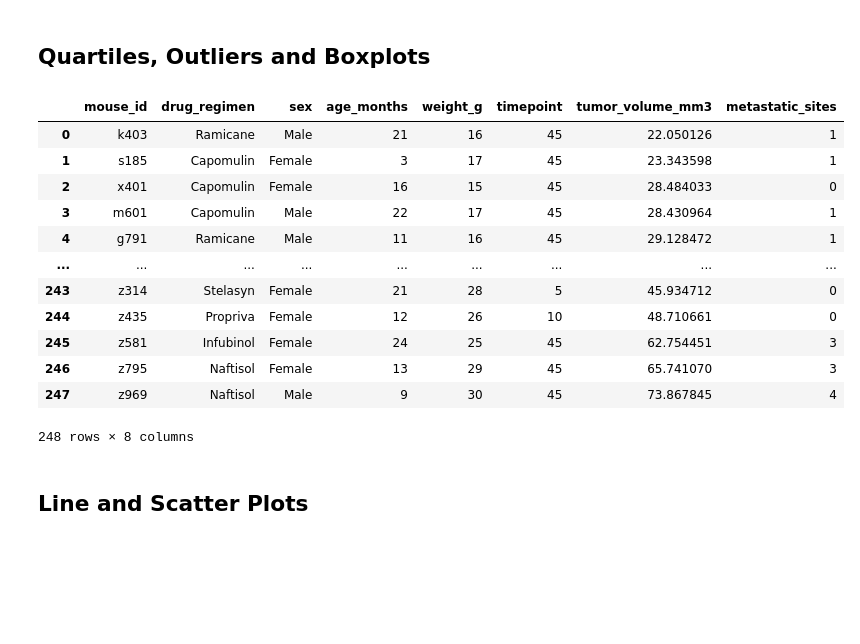
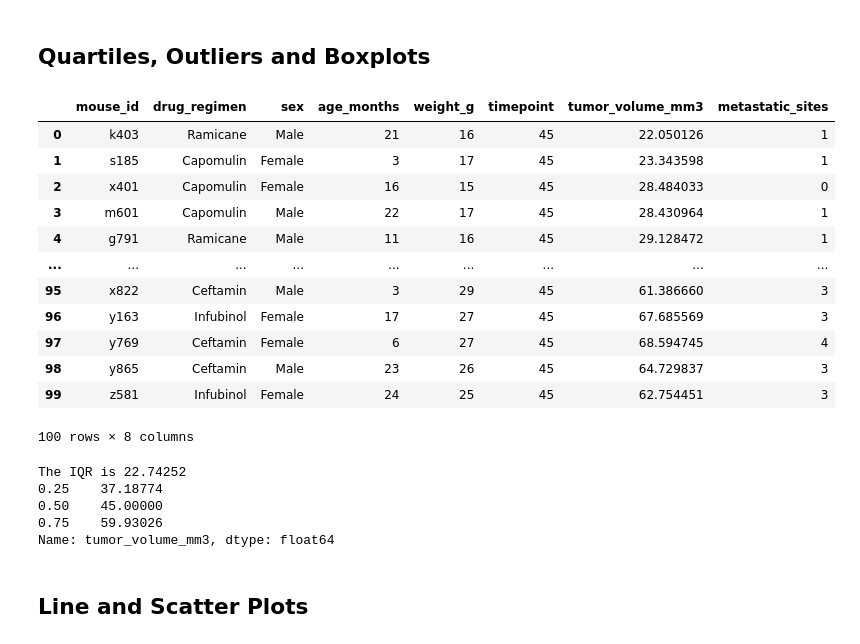
Before and after one commit to BatesJ72/matplotib_practice, a Jupyter notebook: pymaceuticals_v2.ipynb, the cells around one changed output. Saved outputs shown, nothing was run; the diff lists cells and outputs as text; code cells hidden in the pictures; blank space fills up the shorter version.

```diff
--- a/pymaceuticals_v2.ipynb
+++ b/pymaceuticals_v2.ipynb
@@ -357,47 +360,54 @@ plt.show()
 # %%
 # Calculate the final tumor volume of each mouse across four of the treatment regimens:
 # Capomulin, Ramicane, Infubinol, and Ceftamin
 
-df_box = df
+df_box = df[df["drug_regimen"].isin(["Capomulin", "Ramicane", "Infubinol", "Ceftamin"])]
 # print(df_box)
 
 # Start by getting the last (greatest) timepoint for each mouse
 
-df_box_1 = df_box.groupby(by=["mouse_id"], sort=False)["timepoint"].max()
+df_box_max = df_box.groupby(by=["mouse_id"], sort=False)["timepoint"].max()
 # print(df_box)
 
 # Check the data
 # df[df["mouse_id"] == "z969"]
 
 # Merge this group df with the original dataframe to get the tumor volume at the last timepoint
 
-df_box = pd.merge(df_box, df_box_1, on=["mouse_id", "timepoint"], how="inner")
+df_box = pd.merge(df_box, df_box_max, on=["mouse_id", "timepoint"], how="inner")
 df_box
 
 # Data Check
 # print(len(df["mouse_id"].unique()))
 # %% [output]
 |  | mouse_id | drug_regimen | sex | age_months | weight_g | timepoint | tumor_volume_mm3 | metastatic_sites |
 | 0 | k403 | Ramicane | Male | 21 | 16 | 45 | 22.050126 | 1 |
 | 1 | s185 | Capomulin | Female | 3 | 17 | 45 | 23.343598 | 1 |
 | 2 | x401 | Capomulin | Female | 16 | 15 | 45 | 28.484033 | 0 |
 | 3 | m601 | Capomulin | Male | 22 | 17 | 45 | 28.430964 | 1 |
 | 4 | g791 | Ramicane | Male | 11 | 16 | 45 | 29.128472 | 1 |
 | ... | ... | ... | ... | ... | ... | ... | ... | ... |
-| 243 | z314 | Stelasyn | Female | 21 | 28 | 5 | 45.934712 | 0 |
-| 244 | z435 | Propriva | Female | 12 | 26 | 10 | 48.710661 | 0 |
-| 245 | z581 | Infubinol | Female | 24 | 25 | 45 | 62.754451 | 3 |
-| 246 | z795 | Naftisol | Female | 13 | 29 | 45 | 65.741070 | 3 |
-| 247 | z969 | Naftisol | Male | 9 | 30 | 45 | 73.867845 | 4 |
+| 95 | x822 | Ceftamin | Male | 3 | 29 | 45 | 61.386660 | 3 |
+| 96 | y163 | Infubinol | Female | 17 | 27 | 45 | 67.685569 | 3 |
+| 97 | y769 | Ceftamin | Female | 6 | 27 | 45 | 68.594745 | 4 |
+| 98 | y865 | Ceftamin | Male | 23 | 26 | 45 | 64.729837 | 3 |
+| 99 | z581 | Infubinol | Female | 24 | 25 | 45 | 62.754451 | 3 |
-248 rows × 8 columns
+100 rows × 8 columns
 # %%
 # Put treatments into a list for for loop (and later for plot labels)
+treatments = ["Capomulin", "Ramicane", "Infubinol", "Ceftamin"]
 
 
 # Create empty list to fill with tumor vol data (for plotting)
-
+tumor_vol = []
 
 # Calculate the IQR and quantitatively determine if there are any potential outliers.
+tumor_vol_iqr = round(st.iqr(df_box["tumor_volume_mm3"]), 5)
+print(f"The IQR is {tumor_vol_iqr}")
+
+quantiles = round(df_box["tumor_volume_mm3"].quantile([0.25, 0.5, 0.75]), 5)
+# print(f"The quantiles are: {quantiles}")
+print(quantiles)
 
 
 # Locate the rows which contain mice on each drug and get the tumor volumes
@@ -407,6 +417,12 @@ df_box
 
 
 # Determine outliers using upper and lower bounds
+# %% [output]
+The IQR is 22.74252
+0.25    37.18774
+0.50    45.00000
+0.75    59.93026
+Name: tumor_volume_mm3, dtype: float64
 # %%
 # Generate a box plot of the final tumor volume of each mouse across four regimens of interest
 # %% [markdown]
```
Also changed, not shown: parts of 1 cell of this notebook.
